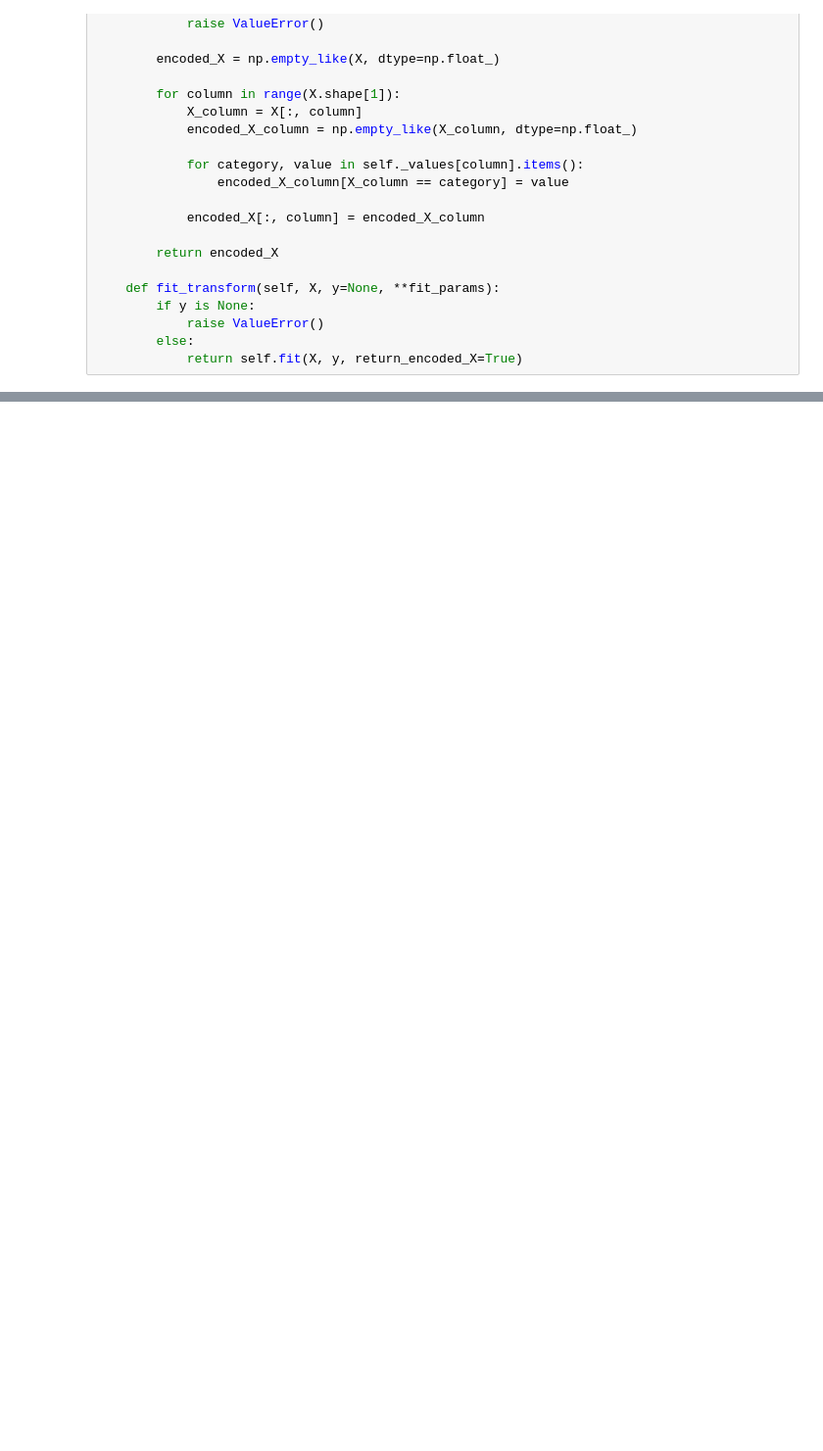
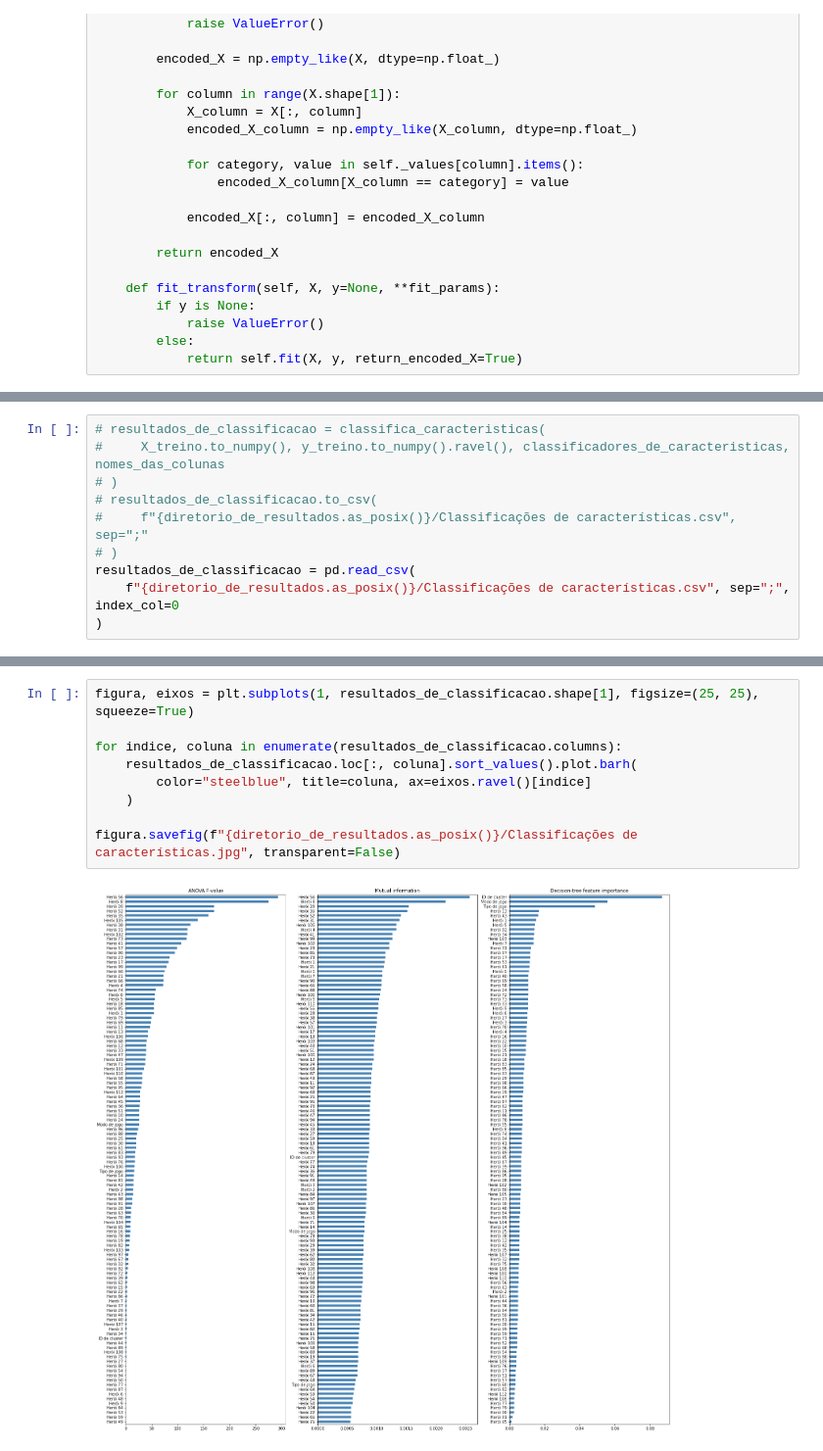
Before and after one commit to ygarasab/data-classification, a Jupyter notebook: código/Processamento.ipynb, the cells around one changed output, grey strips where cells are left out. Shown at 98% size. Drawn from its saved outputs; the diff is of its cells as text; blank space fills up the shorter version.

```diff
--- a/código/Processamento.ipynb
+++ b/código/Processamento.ipynb
@@ -159,0 +282,10 @@ elm: accuracy 0.5922980849292256, f1 0.635421688277177
+# %%
+# resultados_de_classificacao = classifica_caracteristicas(
+#     X_treino.to_numpy(), y_treino.to_numpy().ravel(), classificadores_de_caracteristicas, nomes_das_colunas
+# )
+# resultados_de_classificacao.to_csv(
+#     f"{diretorio_de_resultados.as_posix()}/Classificações de características.csv", sep=";"
+# )
+resultados_de_classificacao = pd.read_csv(
+    f"{diretorio_de_resultados.as_posix()}/Classificações de características.csv", sep=";", index_col=0
+)
@@ -159,0 +306,11 @@ elm: accuracy 0.5922980849292256, f1 0.635421688277177
+# %%
+figura, eixos = plt.subplots(1, resultados_de_classificacao.shape[1], figsize=(25, 25), squeeze=True)
+
+for indice, coluna in enumerate(resultados_de_classificacao.columns):
+    resultados_de_classificacao.loc[:, coluna].sort_values().plot.barh(
+        color="steelblue", title=coluna, ax=eixos.ravel()[indice]
+    )
+
+figura.savefig(f"{diretorio_de_resultados.as_posix()}/Classificações de características.jpg", transparent=False)
+# %% [output]
+[figure, added]
```
Also changed, not shown: parts of 79 cells of this notebook, 8 other files.
